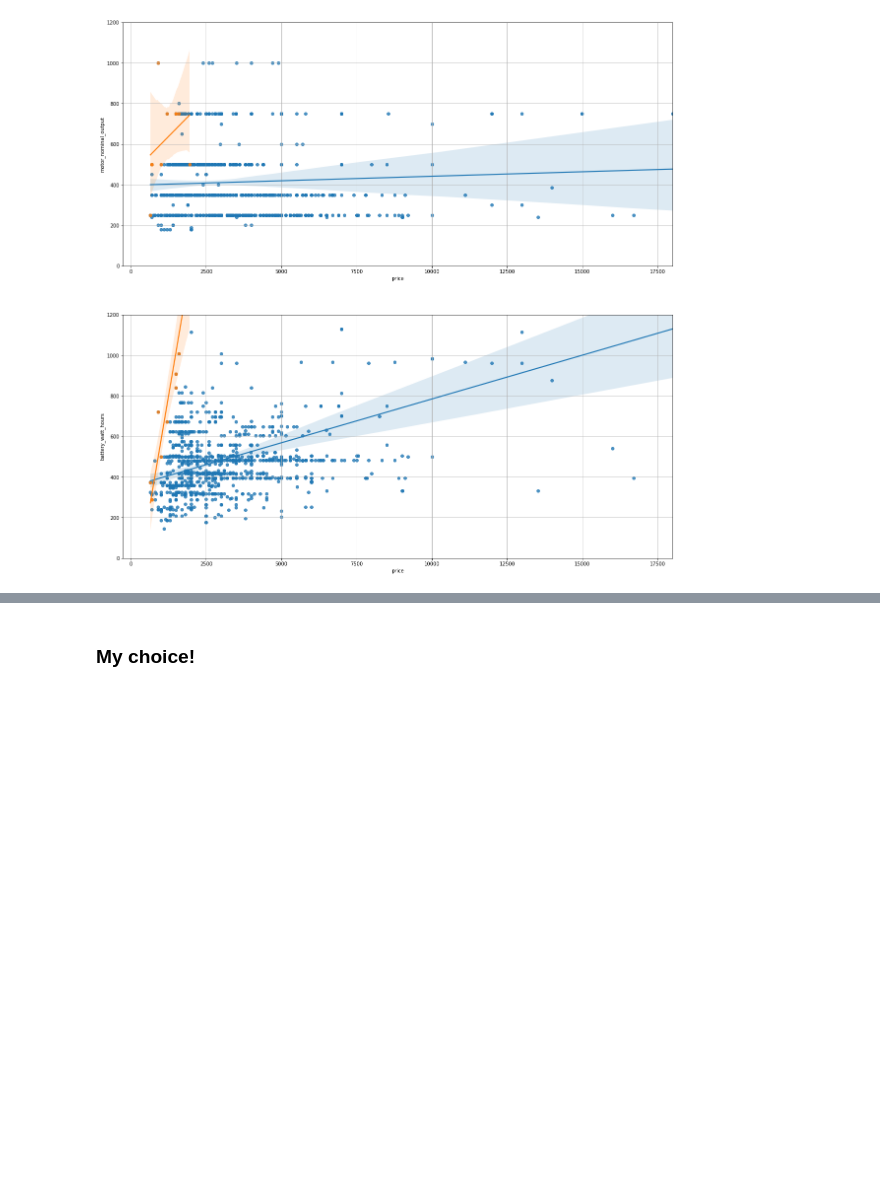
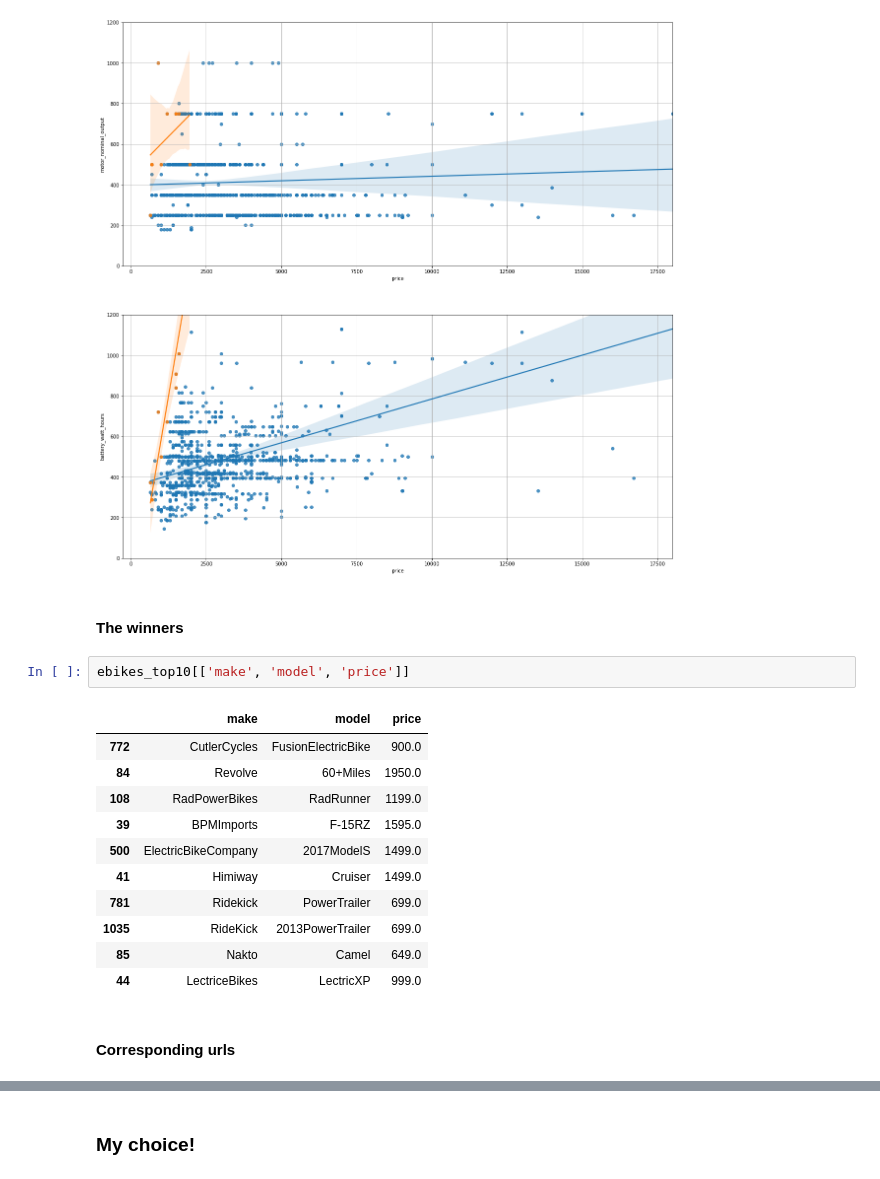
Before and after one commit to STNichols/product_analysis, a Jupyter notebook: product_analysis/ebike_analysis/ebike_analysis.ipynb, the cells around one changed output, grey strips where cells are left out. Saved outputs shown, nothing was run; the diff lists cells and outputs as text; blank space fills up the shorter version.

Commit message:
Updated to show the make/model of top 10 with links to them

```diff
--- a/product_analysis/ebike_analysis/ebike_analysis.ipynb
+++ b/product_analysis/ebike_analysis/ebike_analysis.ipynb
@@ -112,3 +112,21 @@ axes[1].set_ylim([0, 1200])
 # %% [output]
 (0, 1200)
 [figure]
+# %% [markdown]
+#### The winners
+# %%
+ebikes_top10[['make', 'model', 'price']]
+# %% [output]
+|  | make | model | price |
+| 772 | CutlerCycles | FusionElectricBike | 900.0 |
+| 84 | Revolve | 60+Miles | 1950.0 |
+| 108 | RadPowerBikes | RadRunner | 1199.0 |
+| 39 | BPMImports | F-15RZ | 1595.0 |
+| 500 | ElectricBikeCompany | 2017ModelS | 1499.0 |
+| 41 | Himiway | Cruiser | 1499.0 |
+| 781 | Ridekick | PowerTrailer | 699.0 |
+| 1035 | RideKick | 2013PowerTrailer | 699.0 |
+| 85 | Nakto | Camel | 649.0 |
+| 44 | LectriceBikes | LectricXP | 999.0 |
+# %% [markdown]
+#### Corresponding urls
```
Also changed, not shown: parts of 3 cells of this notebook, 1 other file.
